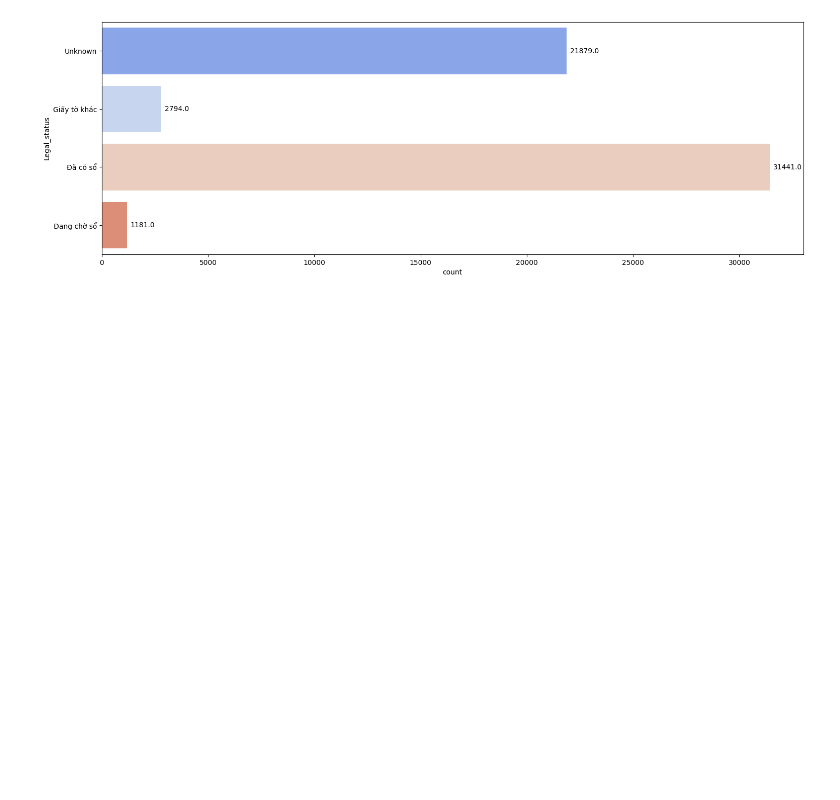
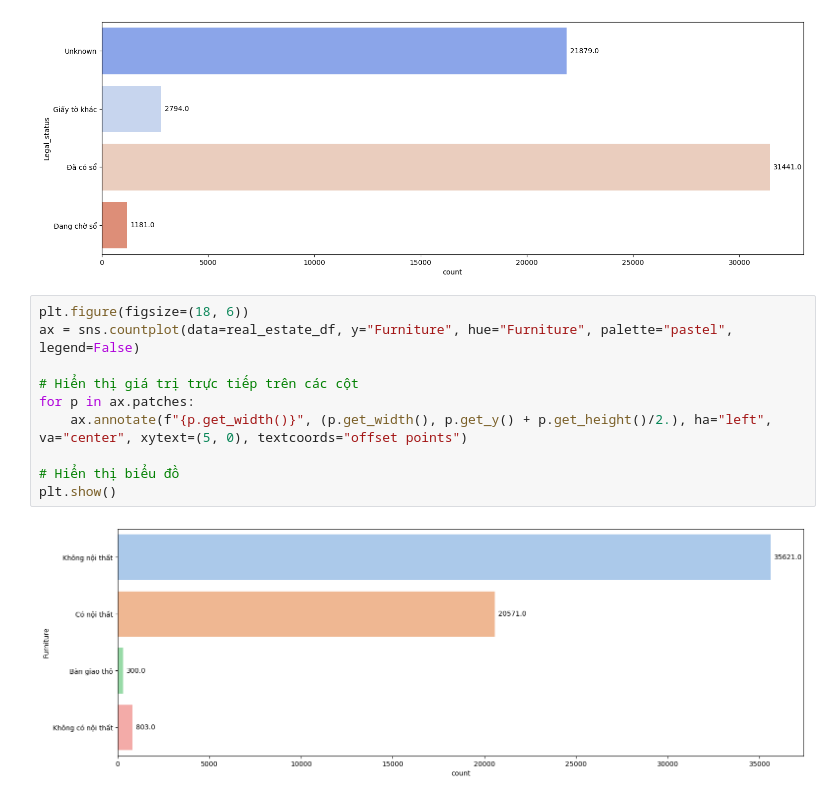
Before and after one commit to nldhuyen0047/real_estate_project, a Jupyter notebook: real_estate.ipynb, the cells around one changed output. Saved outputs shown, nothing was run; the diff lists cells and outputs as text; blank space fills up the shorter version.

Commit message:
new data

```diff
--- a/real_estate.ipynb
+++ b/real_estate.ipynb
@@ -378,3 +377,15 @@ for p in ax.patches:
 plt.show()
 # %% [output]
 [figure]
+# %%
+plt.figure(figsize=(18, 6))
+ax = sns.countplot(data=real_estate_df, y="Furniture", hue="Furniture", palette="pastel", legend=False)
+
+# Hiển thị giá trị trực tiếp trên các cột
+for p in ax.patches:
+    ax.annotate(f"{p.get_width()}", (p.get_width(), p.get_y() + p.get_height()/2.), ha="left", va="center", xytext=(5, 0), textcoords="offset points")
+
+# Hiển thị biểu đồ
+plt.show()
+# %% [output]
+[figure, added]
```
Also changed, not shown: parts of 2 cells of this notebook, 1 other file.
